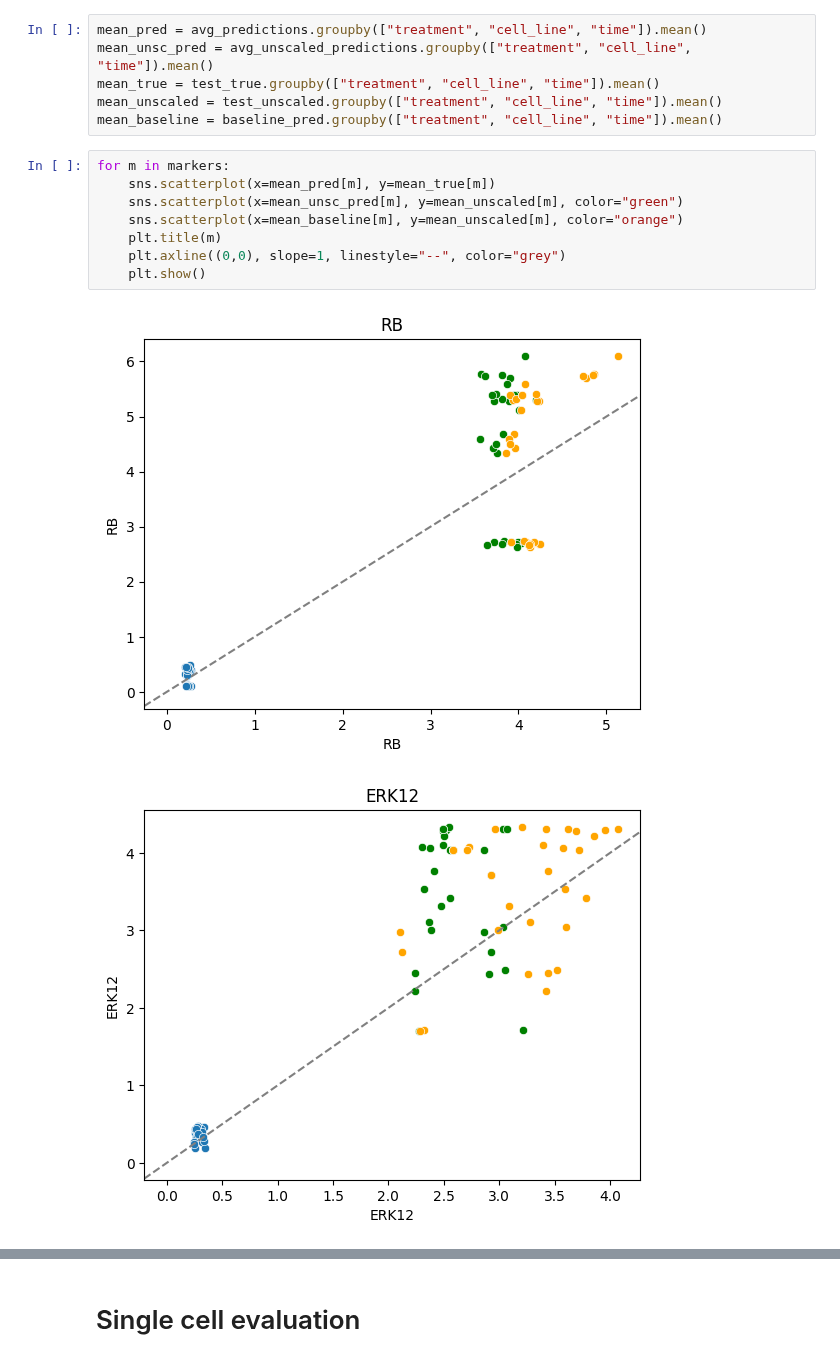
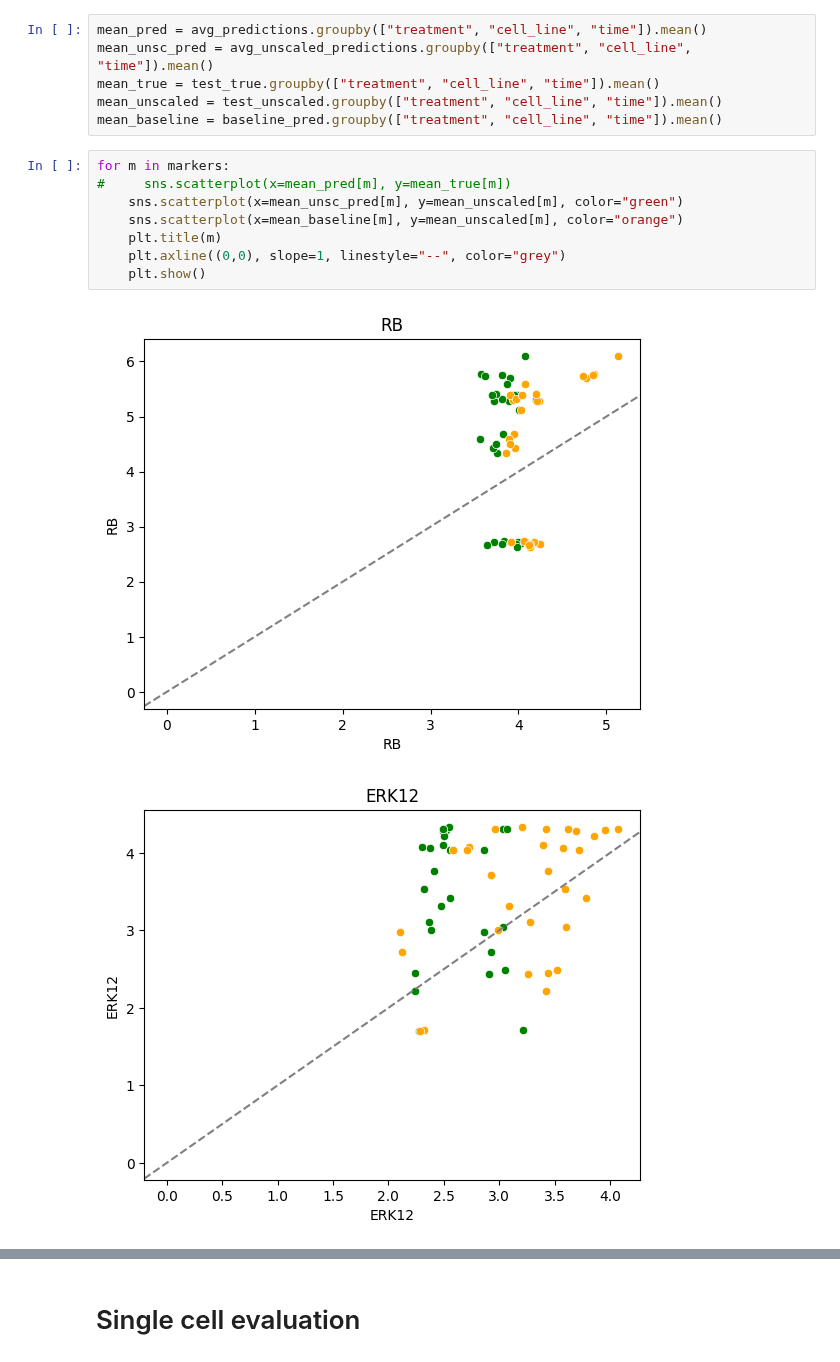
Before and after one commit to c-legac/biofuzznet, a Jupyter notebook: Notebooks/20230801_Performance_on_subnetwork.ipynb, the cells around one changed output, grey strips where cells are left out. Saved outputs shown, nothing was run; the diff lists cells and outputs as text.

```diff
--- a/Notebooks/20230801_Performance_on_subnetwork.ipynb
+++ b/Notebooks/20230801_Performance_on_subnetwork.ipynb
@@ -113,12 +113,12 @@ mean_unscaled = test_unscaled.groupby(["treatment", "cell_line", "time"]).mean()
 mean_baseline = baseline_pred.groupby(["treatment", "cell_line", "time"]).mean()
 # %%
 for m in markers:
-    sns.scatterplot(x=mean_pred[m], y=mean_true[m])
+#     sns.scatterplot(x=mean_pred[m], y=mean_true[m])
     sns.scatterplot(x=mean_unsc_pred[m], y=mean_unscaled[m], color="green")
     sns.scatterplot(x=mean_baseline[m], y=mean_unscaled[m], color="orange")
     plt.title(m)
     plt.axline((0,0), slope=1, linestyle="--", color="grey")
     plt.show()
 # %% [output]
-[figure, old version]
+[figure, new version]
-[figure, old version]
+[figure, new version]
```
Also changed, not shown: parts of 5 cells of this notebook, 2 other files.
